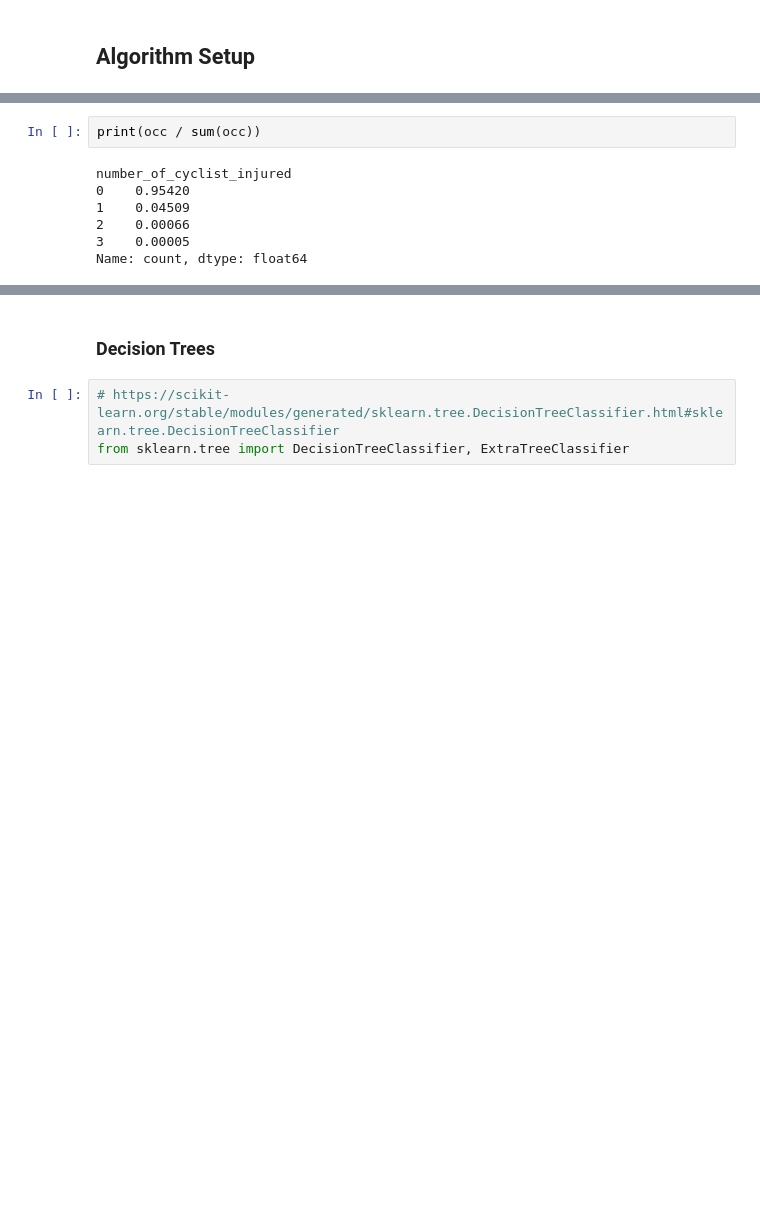
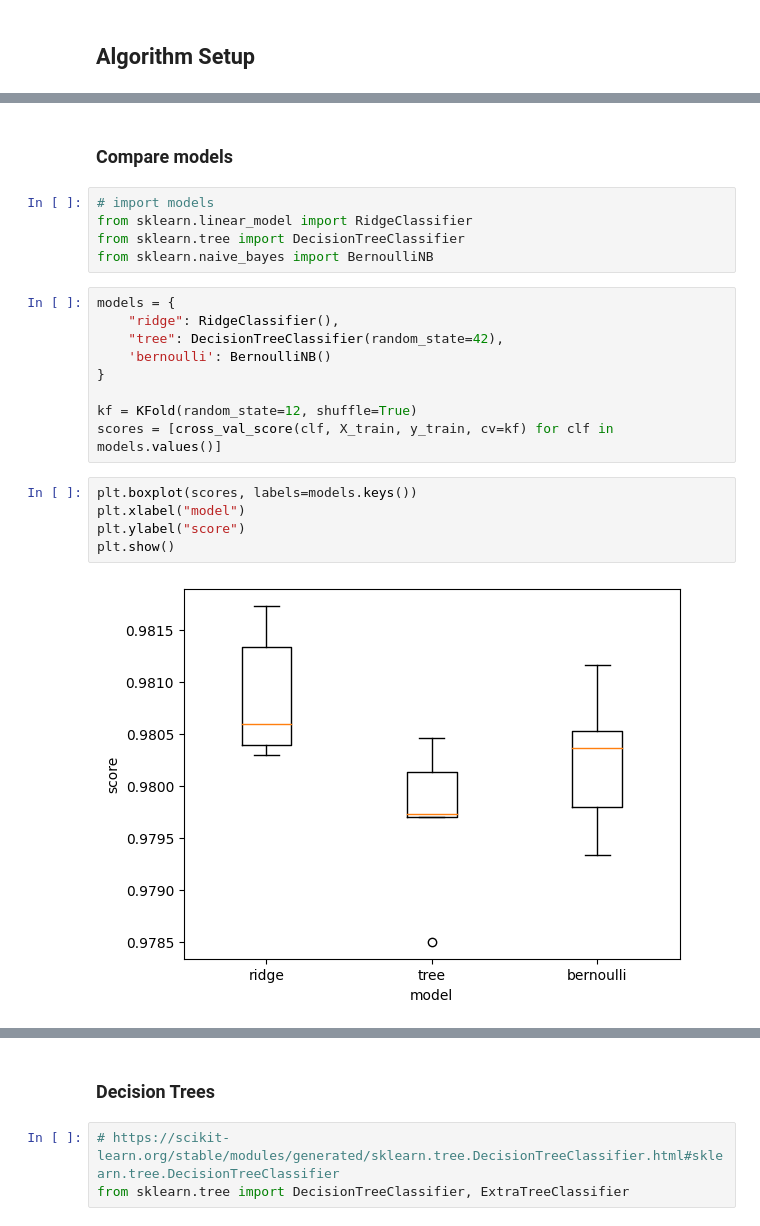
Before and after one commit to schmly/UCDPA_hlaing, a Jupyter notebook: data/ny_motor_vehicle_collisions.ipynb, the cells around one changed output, grey strips where cells are left out. Drawn from its saved outputs; the diff is of its cells as text; blank space fills up the shorter version.

```diff
--- a/data/ny_motor_vehicle_collisions.ipynb
+++ b/data/ny_motor_vehicle_collisions.ipynb
@@ -390,9 +429,23 @@ X_train, X_test, y_train, y_test = train_test_split(X, y)
-# %%
-print(occ / sum(occ))
-# %% [output]
-number_of_cyclist_injured
-0    0.95420
-1    0.04509
-2    0.00066
-3    0.00005
-Name: count, dtype: float64
+# %% [markdown]
+### Compare models
+# %%
+# import models
+from sklearn.linear_model import RidgeClassifier
+from sklearn.tree import DecisionTreeClassifier
+from sklearn.naive_bayes import BernoulliNB
+# %%
+models = {
+    "ridge": RidgeClassifier(),
+    "tree": DecisionTreeClassifier(random_state=42),
+    'bernoulli': BernoulliNB()
+}
+
+kf = KFold(random_state=12, shuffle=True)
+scores = [cross_val_score(clf, X_train, y_train, cv=kf) for clf in models.values()]
+# %%
+plt.boxplot(scores, labels=models.keys())
+plt.xlabel("model")
+plt.ylabel("score")
+plt.show()
+# %% [output]
+[figure, added]
```
Also changed, not shown: parts of 24 cells of this notebook.
